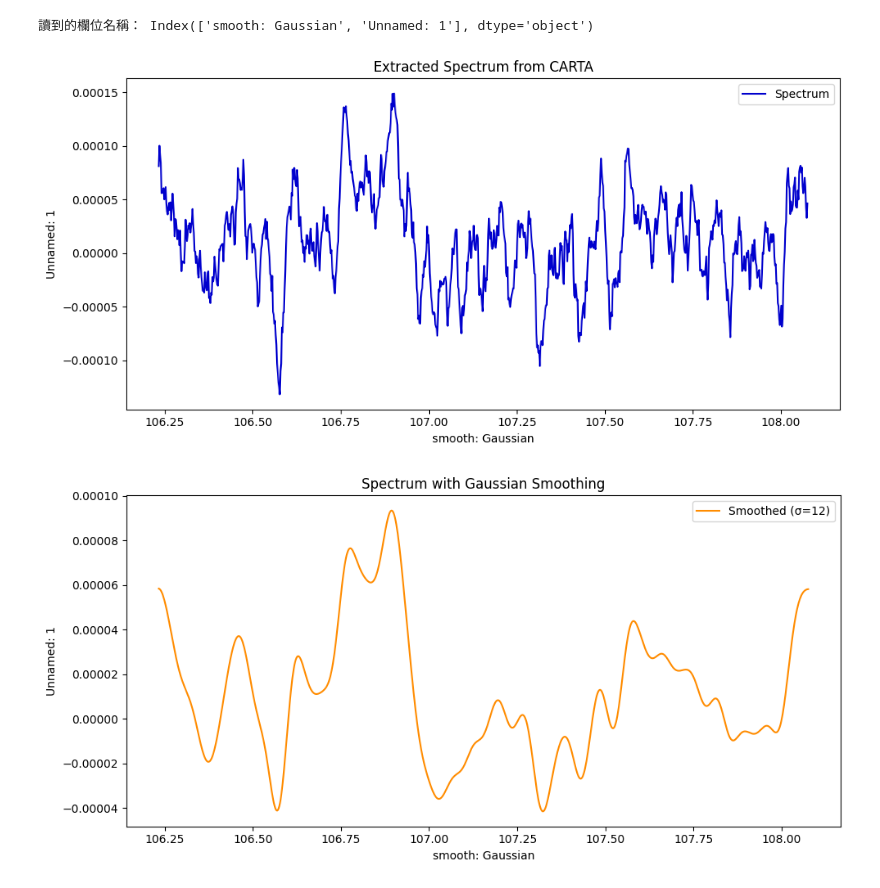
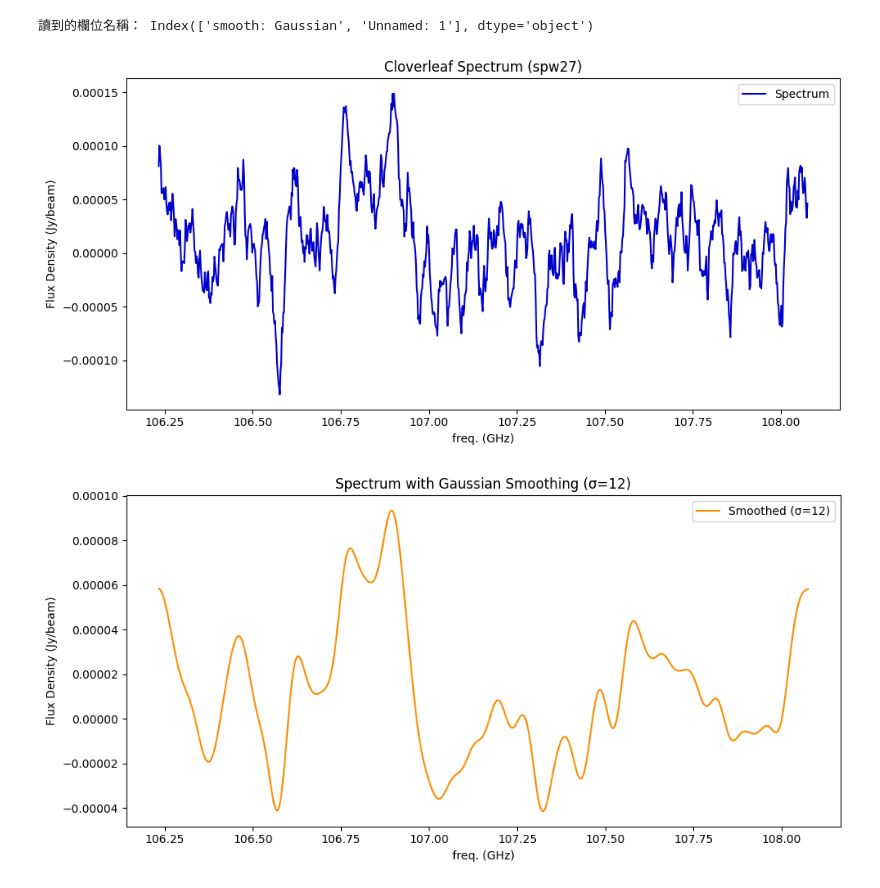
Before and after one commit to 000RF/spectral-line, a Jupyter notebook: Cloverleaf/spw27/spw27.ipynb, the cells around one changed output. Saved outputs shown, nothing was run; the diff lists cells and outputs as text; code cells hidden in the pictures.

```diff
--- a/Cloverleaf/spw27/spw27.ipynb
+++ b/Cloverleaf/spw27/spw27.ipynb
@@ -19,26 +18,26 @@ df = df.dropna()
 # %%
 plt.figure(figsize=(10, 5))
 plt.plot(df[df.columns[0]], df[df.columns[1]], label="Spectrum", color="mediumblue")
-plt.xlabel(df.columns[0])
-plt.ylabel(df.columns[1])
-plt.title("Extracted Spectrum from CARTA")
+plt.xlabel("freq. (GHz)")
+plt.ylabel("Flux Density (Jy/beam)")
+plt.title("Cloverleaf Spectrum (spw27)")
 plt.grid(False)
 plt.legend()
 plt.tight_layout()
 plt.show()
 # %% [output]
-[figure, old version]
+[figure, new version]
 # %%
 y_smoothed = gaussian_filter1d(df[df.columns[1]], sigma=12)
 # %%
 plt.figure(figsize=(10, 5))
 #plt.plot(df[df.columns[0]], df[df.columns[1]], label="Original Spectrum", color="mediumblue", alpha=0.5)
 plt.plot(df[df.columns[0]], y_smoothed, label="Smoothed (σ=12)", color="darkorange")
-plt.xlabel(df.columns[0])
-plt.ylabel(df.columns[1])
-plt.title("Spectrum with Gaussian Smoothing")
+plt.xlabel("freq. (GHz)")
+plt.ylabel("Flux Density (Jy/beam)")
+plt.title("Spectrum with Gaussian Smoothing (σ=12)")
 plt.legend()
 plt.tight_layout()
 plt.show()
 # %% [output]
-[figure, old version]
+[figure, new version]
```
Also changed, not shown: parts of 3 cells of this notebook.
